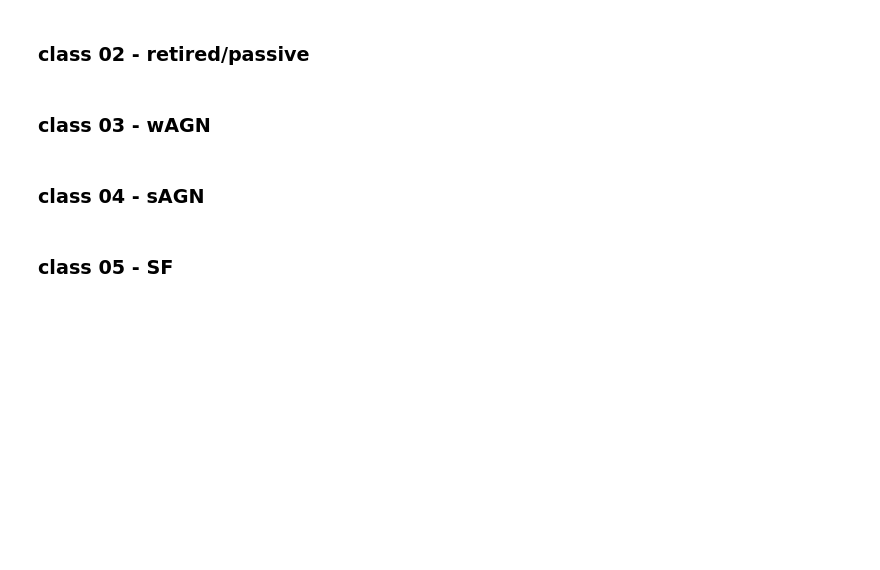
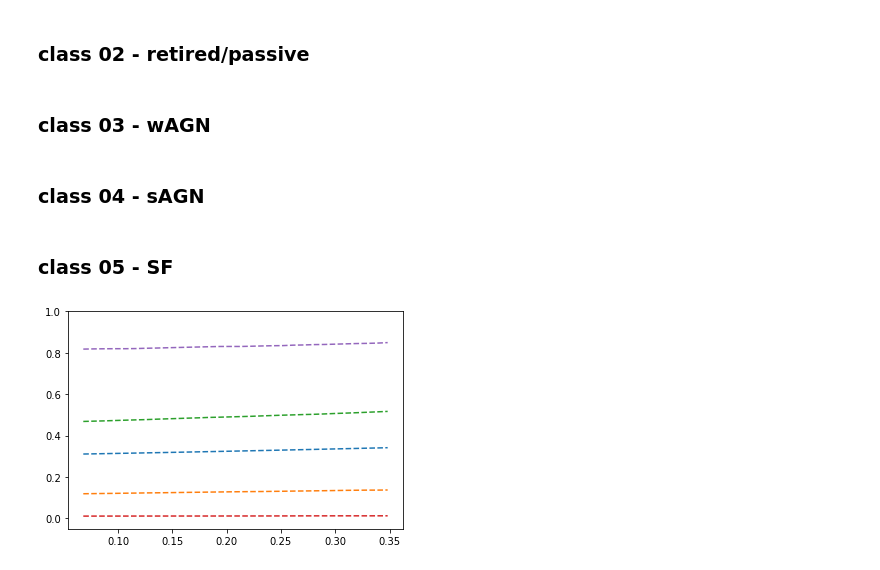
Before and after one commit to mdastro/UVupturn-RSGs, a Jupyter notebook: Model/Model3D_RMSharedPrior_Revised_P2.ipynb, the cells around one changed output. Drawn from its saved outputs; the diff is of its cells as text; code cells hidden in the pictures; blank space fills up the shorter version.

```diff
--- a/Model/Model3D_RMSharedPrior_Revised_P2.ipynb
+++ b/Model/Model3D_RMSharedPrior_Revised_P2.ipynb
@@ -147,13 +137,11 @@ for i in range(unique_masses.size):
 ### class 05 - SF
 # %%
 for i in range(unique_masses.size):
+    summary_temp  = pd.DataFrame(class05_df[class05_df["LOG_STELLAR_MASS"].values==unique_masses[i]].describe())
+    mean_temp     = summary_temp.loc[["mean"]]
     if i==0:
-        summary_temp  = pd.DataFrame(class05_df[class05_df["LOG_STELLAR_MASS"].values==unique_masses[i]].describe())
-        mean_temp     = summary_temp.loc[["mean"]]
         mean_all05_df = mean_temp
     else:
-        summary_temp  = pd.DataFrame(class05_df[class05_df["LOG_STELLAR_MASS"].values==unique_masses[i]].describe())
-        mean_temp     = summary_temp.loc[["mean"]]
         mean_all05_df = pd.concat([mean_all05_df, mean_temp])
 # %%
 plt.plot(mean_all01_df['LOG_STELLAR_MASS'], mean_all01_df['mean'], '-')
@@ -190,16 +187,12 @@ print (mass_slices[0])
 # %% [markdown]
 ### class 01 - unclassified
-# %%
-for i in range(unique_redshifts.size):
-    if i==0:
-        idx_temp = np.where((class01_df["Z"].values==unique_redshifts[i])*
-                            (class01_df["LOG_STELLAR_MASS"]==mass_slices.any()))
-        summary_temp  = pd.DataFrame(class01_df[class01_df["Z"].values==unique_redshifts[i]].describe())
-#         mean_temp     = summary_temp.loc[["mean"]]
-#         mean_all01_df = mean_temp
-#     else:
-        summary_temp  = pd.DataFrame(class01_df[class01_df["Z"].values==unique_redshifts[i]].describe())
-#         mean_temp     = summary_temp.loc[["mean"]]
-#         mean_all01_df = pd.concat([mean_all01_df, mean_temp])
+# %%
+for i in range(len(mass_slices)):
+    current_slice = mass_slices[i]
+    df_temp = class01_df[class01_df["LOG_STELLAR_MASS"]==current_slice]
+    if i==0:
+        subsample01 = df_temp
+    else:
+        subsample01 = pd.concat([subsample01, df_temp])
 # %% [markdown]
 ### class 02 - retired/passive
@@ -259,0 +237,16 @@ plt.show()
+# %%
+plt.plot(subsample01["Z"][subsample01["LOG_STELLAR_MASS"]==mass_slices[0]],
+         subsample01["mean"][subsample01["LOG_STELLAR_MASS"]==mass_slices[0]], '--')
+plt.plot(subsample01["Z"][subsample01["LOG_STELLAR_MASS"]==mass_slices[0]],
+         subsample01["25%"][subsample01["LOG_STELLAR_MASS"]==mass_slices[0]], '--')
+plt.plot(subsample01["Z"][subsample01["LOG_STELLAR_MASS"]==mass_slices[0]],
+         subsample01["75%"][subsample01["LOG_STELLAR_MASS"]==mass_slices[0]], '--')
+plt.plot(subsample01["Z"][subsample01["LOG_STELLAR_MASS"]==mass_slices[0]],
+         subsample01["2.5%"][subsample01["LOG_STELLAR_MASS"]==mass_slices[0]], '--')
+plt.plot(subsample01["Z"][subsample01["LOG_STELLAR_MASS"]==mass_slices[0]],
+         subsample01["97.5%"][subsample01["LOG_STELLAR_MASS"]==mass_slices[0]], '--')
+plt.ylim([-0.05,1])
+
+plt.show()
+# %% [output]
+[figure, added]
```
Also changed, not shown: parts of 16 cells of this notebook, 1 other file.
